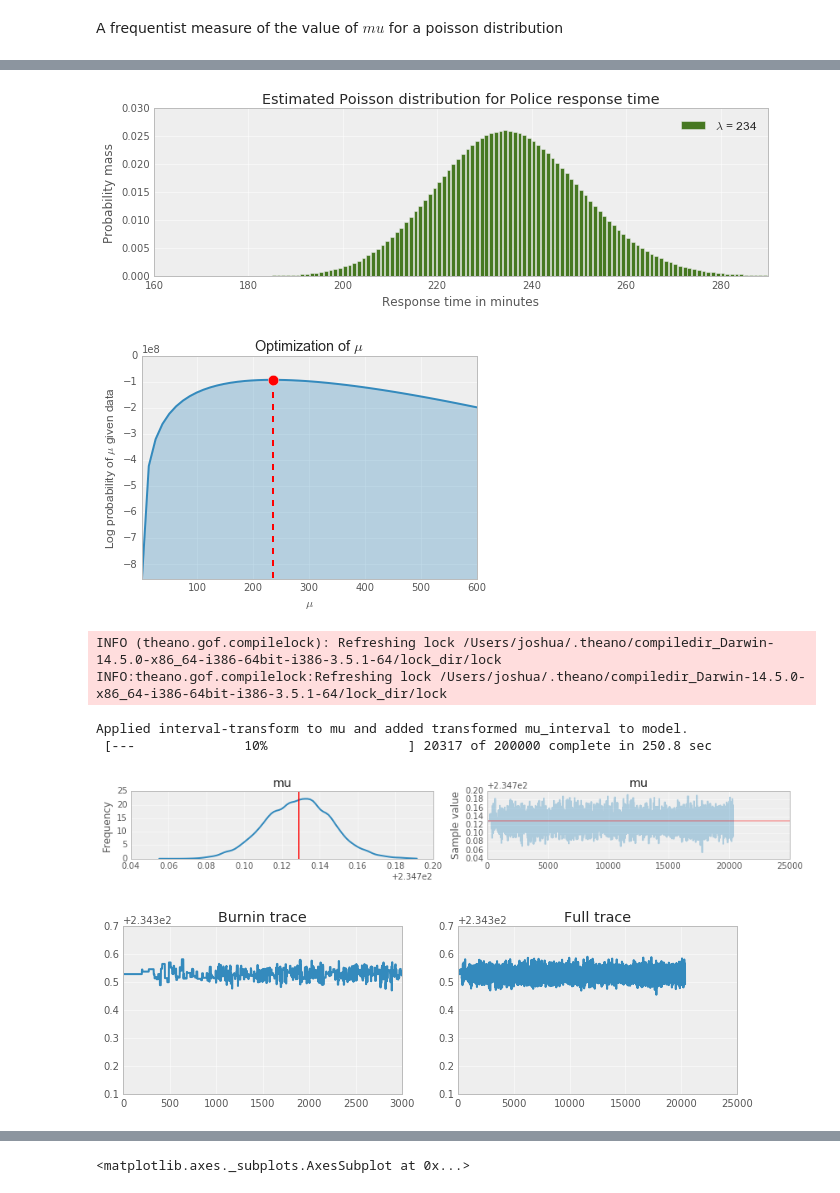
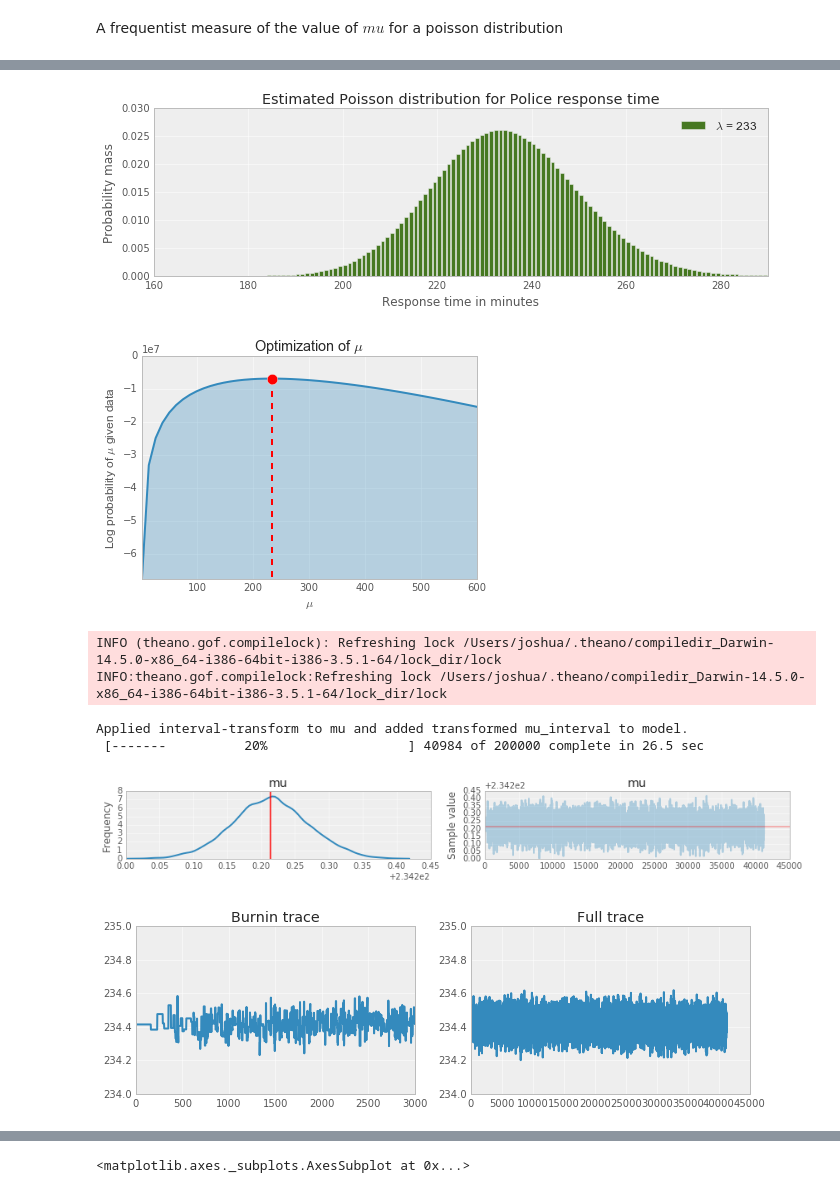
Before and after one commit to jsafyan/edav-final, a Jupyter notebook: EDAV-final-Bayesian.ipynb, the cells around one changed output, grey strips where cells are left out. Cells and saved outputs as stored; diff of their text form; code cells hidden in the pictures.

```diff
--- a/EDAV-final-Bayesian.ipynb
+++ b/EDAV-final-Bayesian.ipynb
@@ -19,2 +21,2 @@ colors = ['#348ABD', '#A60628', '#7A68A6', '#467821', '#D55E00',
 # %%
-df = pd.read_csv("df.csv", parse_dates=True)
+nypd = pd.read_csv("nypd_df.csv", parse_dates=True)
@@ -30,0 +29,4 @@ df['Response Time Minutes'].mean()
+# %%
+df = nypd.sample(frac=.08)
+# %%
+y_obs = df['responsetime'].values
@@ -40,8 +48,6 @@ _ = plt.hist(df['Response Time Minutes'].values,
 # %% [markdown]
 A frequentist measure of the value of $mu$ for a poisson distribution
 # %%
-y_obs = df['Response Time Minutes'].values.round()
-
 def poisson_logprob(mu, sign=-1):
     return np.sum(sign*stats.poisson.logpmf(y_obs, mu=mu))
 
@@ -66,7 +72,7 @@ _ = ax.set_ylabel('Probability mass')
 _ = ax.set_title('Estimated Poisson distribution for Police response time')
 _ = plt.legend(['$\lambda$ = %s' % mu])
 # %% [output]
-[figure, old version]
+[figure, new version]
 # %%
 x = np.linspace(1, 600)
 y_min = np.min([poisson_logprob(i, sign=1) for i in x])
@@ -83,7 +89,7 @@ _ = plt.scatter(freq_results['x'], y_max, s=110, c='red', zorder=3)
 _ = plt.ylim(ymin=y_min, ymax=0)
 _ = plt.xlim(xmin=1, xmax=600)
 # %% [output]
-[figure, old version]
+[figure, new version]
 # %%
 with pm.Model() as model:
     mu = pm.Uniform('mu', lower=0, upper=400)
@@ -96,23 +102,23 @@ with pm.Model() as model:
 INFO (theano.gof.compilelock): Refreshing lock /Users/joshua/.theano/compiledir_Darwin-14.5.0-x86_64-i386-64bit-i386-3.5.1-64/lock_dir/lock
 INFO:theano.gof.compilelock:Refreshing lock /Users/joshua/.theano/compiledir_Darwin-14.5.0-x86_64-i386-64bit-i386-3.5.1-64/lock_dir/lock
 Applied interval-transform to mu and added transformed mu_interval to model.
- [---              10%                  ] 20317 of 200000 complete in 250.8 sec
+ [-------          20%                  ] 40984 of 200000 complete in 26.5 sec
 # %%
 _ = pm.traceplot(trace, vars=['mu'], lines={'mu': freq_results['x']})
 # %% [output]
-[figure, old version]
+[figure, new version]
 # %%
 fig = plt.figure(figsize=(11,3))
 plt.subplot(121)
 _ = plt.title('Burnin trace')
-_ = plt.ylim(ymin=234.4, ymax=235)
+_ = plt.ylim(ymin=234, ymax=235)
 _ = plt.plot(trace.get_values('mu')[:3000])
 fig = plt.subplot(122)
 _ = plt.title('Full trace')
-_ = plt.ylim(ymin=234.4, ymax=235)
+_ = plt.ylim(ymin=234, ymax=235)
 _ = plt.plot(trace.get_values('mu'))
 # %% [output]
-[figure, old version]
+[figure, new version]
 # %%
 _ = pm.autocorrplot(trace[:5000], varnames=['mu'])
 # %% [output]
```
Also changed, not shown: parts of 68 cells of this notebook, 1 other file.
